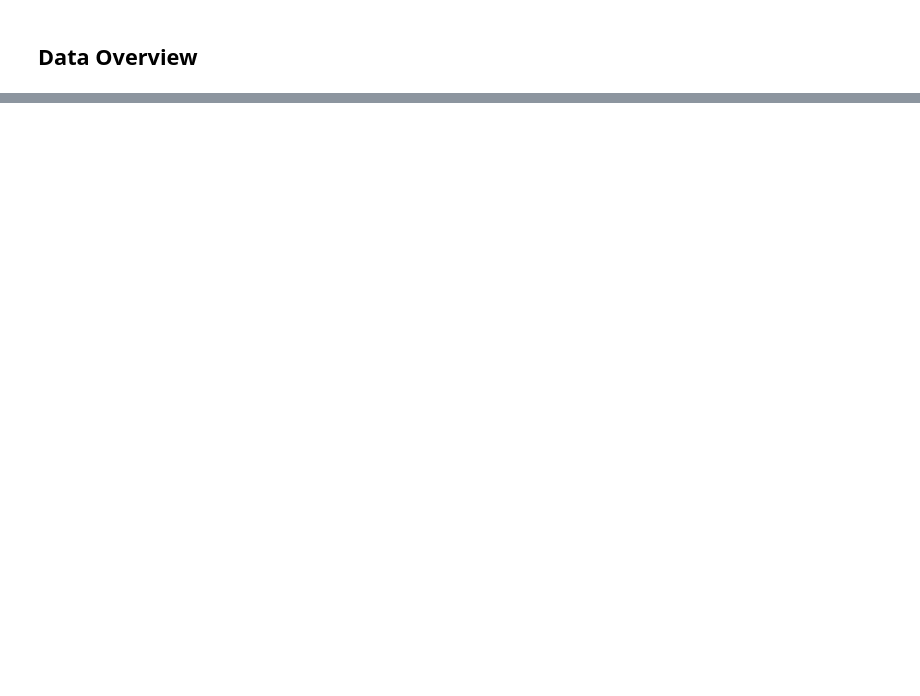
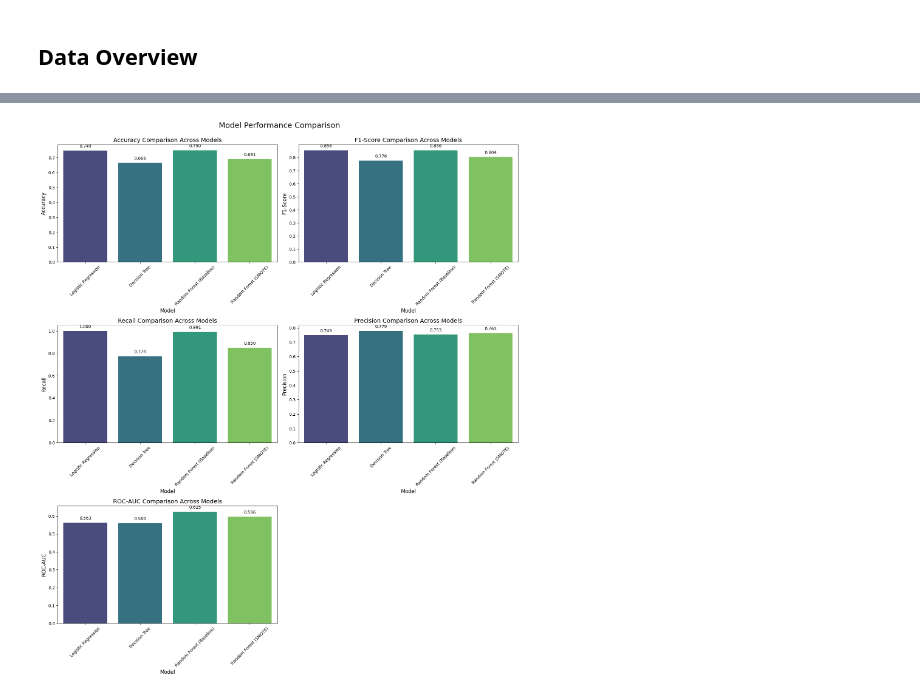
Before and after one commit to KavyaKShetty5/PriorAuthAutomation, a Jupyter notebook: PR_Automation.ipynb, the cells around one changed output, grey strips where cells are left out. Saved outputs shown, nothing was run; the diff lists cells and outputs as text; code cells hidden in the pictures; blank space fills up the shorter version.

```diff
--- a/PR_Automation.ipynb
+++ b/PR_Automation.ipynb
@@ -2243,0 +737,65 @@ weighted avg       0.62      0.73      0.65      2275
+# %%
+import matplotlib.pyplot as plt
+import seaborn as sns
+import pandas as pd
+
+# Define the metrics for each model
+metrics = {
+    'Logistic Regression': {
+        'Accuracy': 0.7486,
+        'F1-Score': 0.8562,
+        'Recall': 1.0000,
+        'Precision': 0.7486,
+        'ROC-AUC': 0.5632
+    },
+    'Decision Tree': {
+        'Accuracy': 0.6664,
+        'F1-Score': 0.7764,
+        'Recall': 0.7739,
+        'Precision': 0.7790,
+        'ROC-AUC': 0.5600
+    },
+    'Random Forest (Baseline)': {
+        'Accuracy': 0.7503,
+        'F1-Score': 0.8560,
+        'Recall': 0.9912,
+        'Precision': 0.7532,
+        'ROC-AUC': 0.6251
+    },
+    'Random Forest (SMOTE)': {
+        'Accuracy': 0.6905,
+        'F1-Score': 0.8044,
+        'Recall': 0.8503,
+        'Precision': 0.7633,
+        'ROC-AUC': 0.5962
+    }
+}
+
+# Convert to DataFrame for easy plotting
+metrics_df = pd.DataFrame.from_dict(metrics, orient='index')
+
+# Plotting
+fig, axes = plt.subplots(nrows=3, ncols=2, figsize=(16, 18))
+axes = axes.flatten() # Flatten the 2x3 grid to easily iterate over subplots
+
+# Remove the last empty subplot if only 5 metrics
+if len(metrics_df.columns) < len(axes):
+    fig.delaxes(axes[-1]) # Delete the last subplot
+    axes = axes[:-1] # Remove it from the list of axes
+
+for i, metric in enumerate(metrics_df.columns):
+    sns.barplot(x=metrics_df.index, y=metric, data=metrics_df, ax=axes[i], palette='viridis')
+    axes[i].set_title(f'{metric} Comparison Across Models', fontsize=14)
+    axes[i].set_ylabel(metric, fontsize=12)
+    axes[i].set_xlabel('Model', fontsize=12)
+    axes[i].tick_params(axis='x', rotation=45)
+
+    # Add value labels on top of bars
+    for container in axes[i].containers:
+        axes[i].bar_label(container, fmt='%.3f', padding=5, fontsize=10)
+
+plt.tight_layout()
+plt.suptitle('Model Performance Comparison', y=1.02, fontsize=18) # Add a main title
+plt.show()
+# %% [output]
+[figure, added]
```
Also changed, not shown: parts of 118 cells of this notebook.
